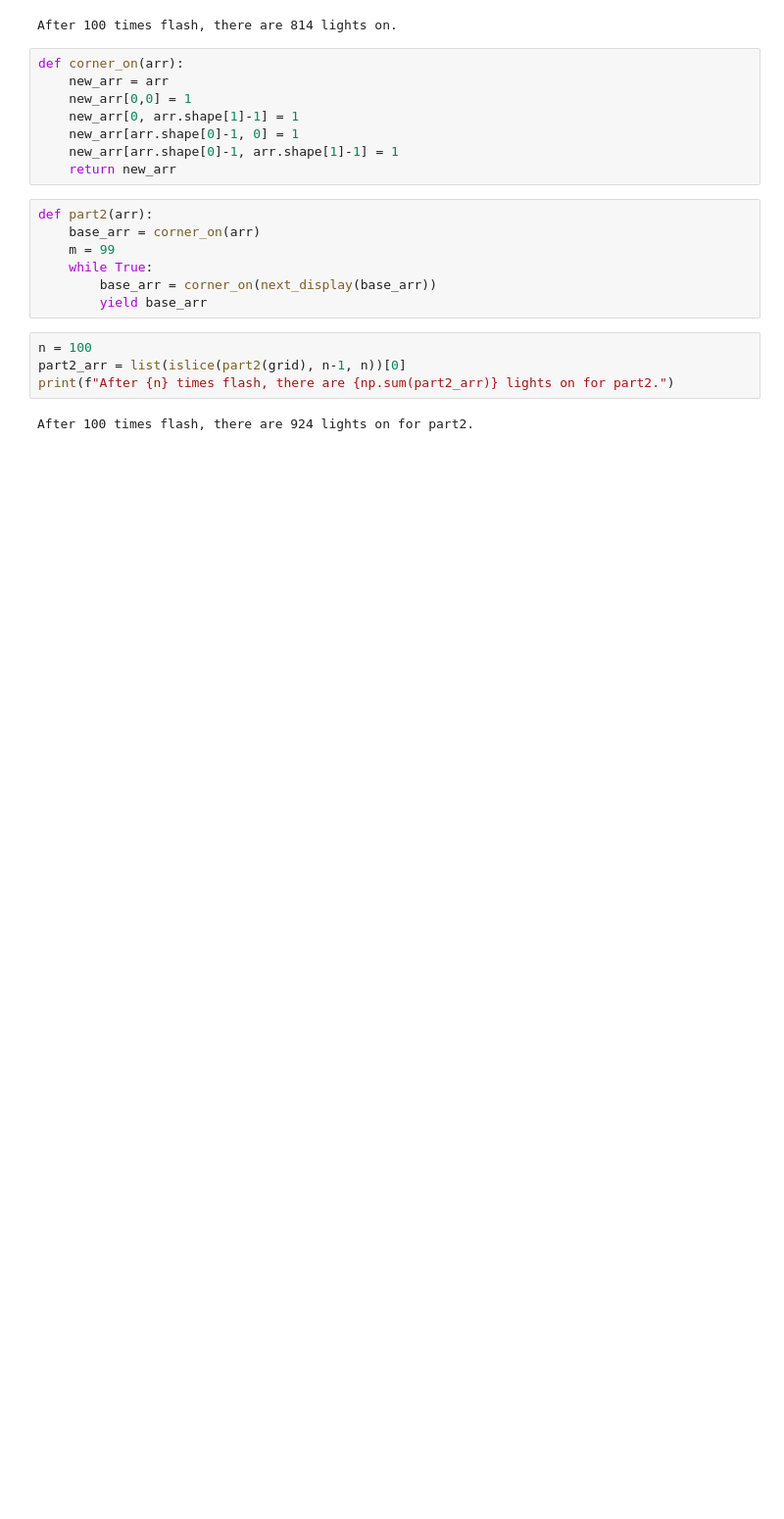
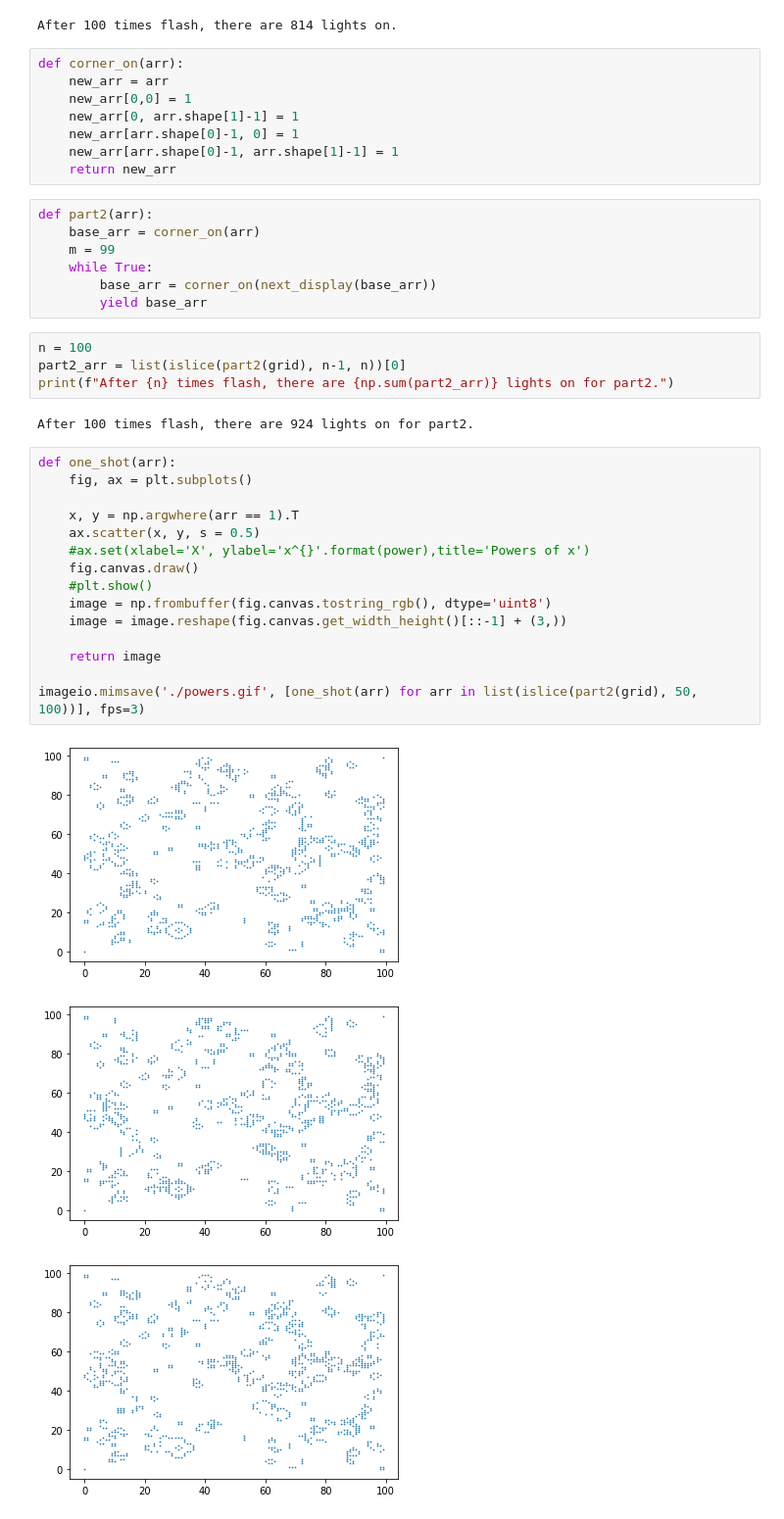
Before and after one commit to tyler1zhang/Advanture_of_Code, a Jupyter notebook: Tyler/Playground.ipynb, the cells around one changed output. Shown at 98% size. Cells and saved outputs as stored; diff of their text form; blank space fills up the shorter version.

```diff
--- a/Tyler/Playground.ipynb
+++ b/Tyler/Playground.ipynb
@@ -564,3 +558,22 @@ part2_arr = list(islice(part2(grid), n-1, n))[0]
 print(f"After {n} times flash, there are {np.sum(part2_arr)} lights on for part2.")
 # %% [output]
 After 100 times flash, there are 924 lights on for part2.
+# %%
+def one_shot(arr):
+    fig, ax = plt.subplots()
+
+    x, y = np.argwhere(arr == 1).T
+    ax.scatter(x, y, s = 0.5)
+    #ax.set(xlabel='X', ylabel='x^{}'.format(power),title='Powers of x')
+    fig.canvas.draw()
+    #plt.show()
+    image = np.frombuffer(fig.canvas.tostring_rgb(), dtype='uint8')
+    image = image.reshape(fig.canvas.get_width_height()[::-1] + (3,))
+
+    return image
+
+imageio.mimsave('./powers.gif', [one_shot(arr) for arr in list(islice(part2(grid), 50, 100))], fps=3)
+# %% [output]
+[figure, added]
+[figure, added]
+[figure, added]
```
Also changed, not shown: parts of 4 cells of this notebook, 1 other file.
